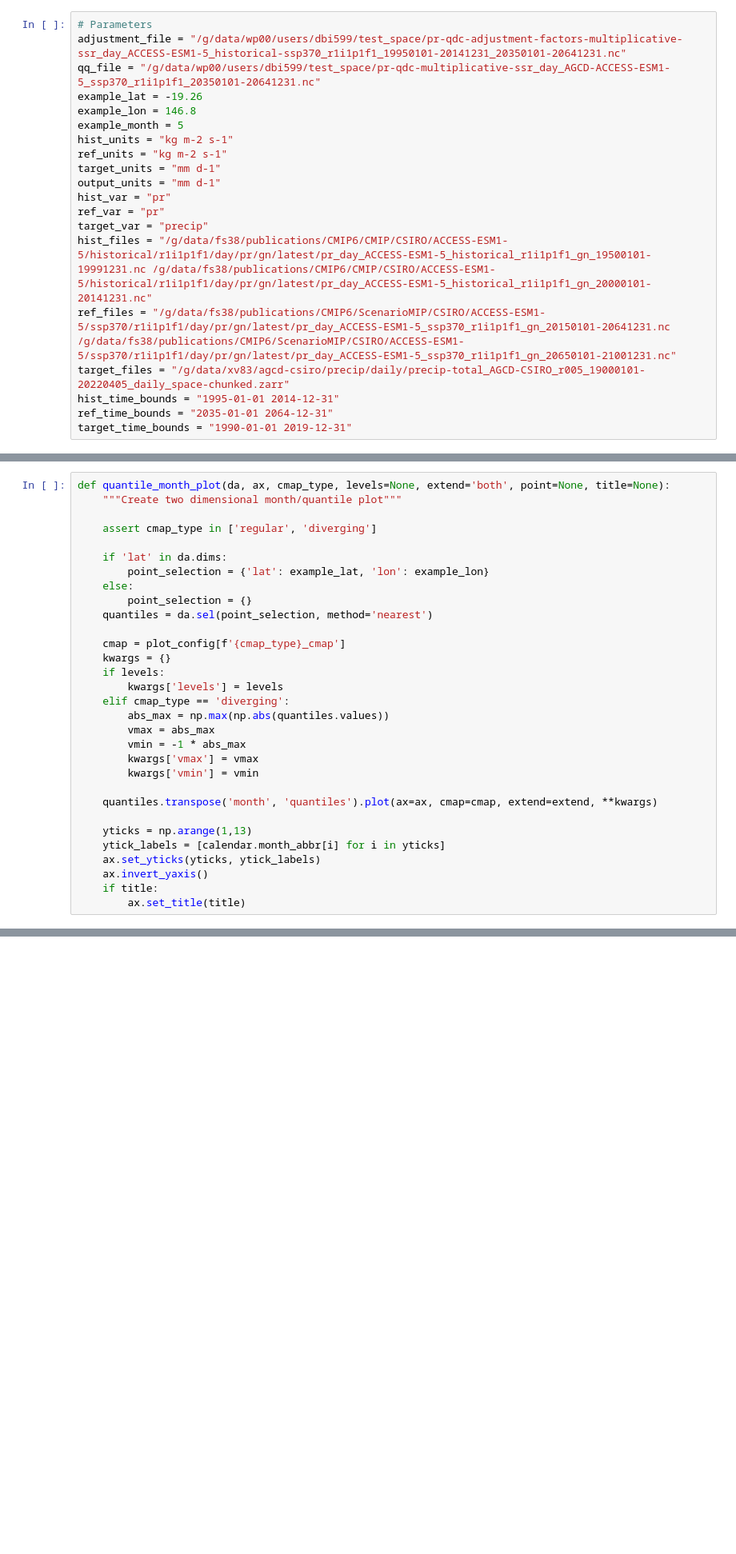
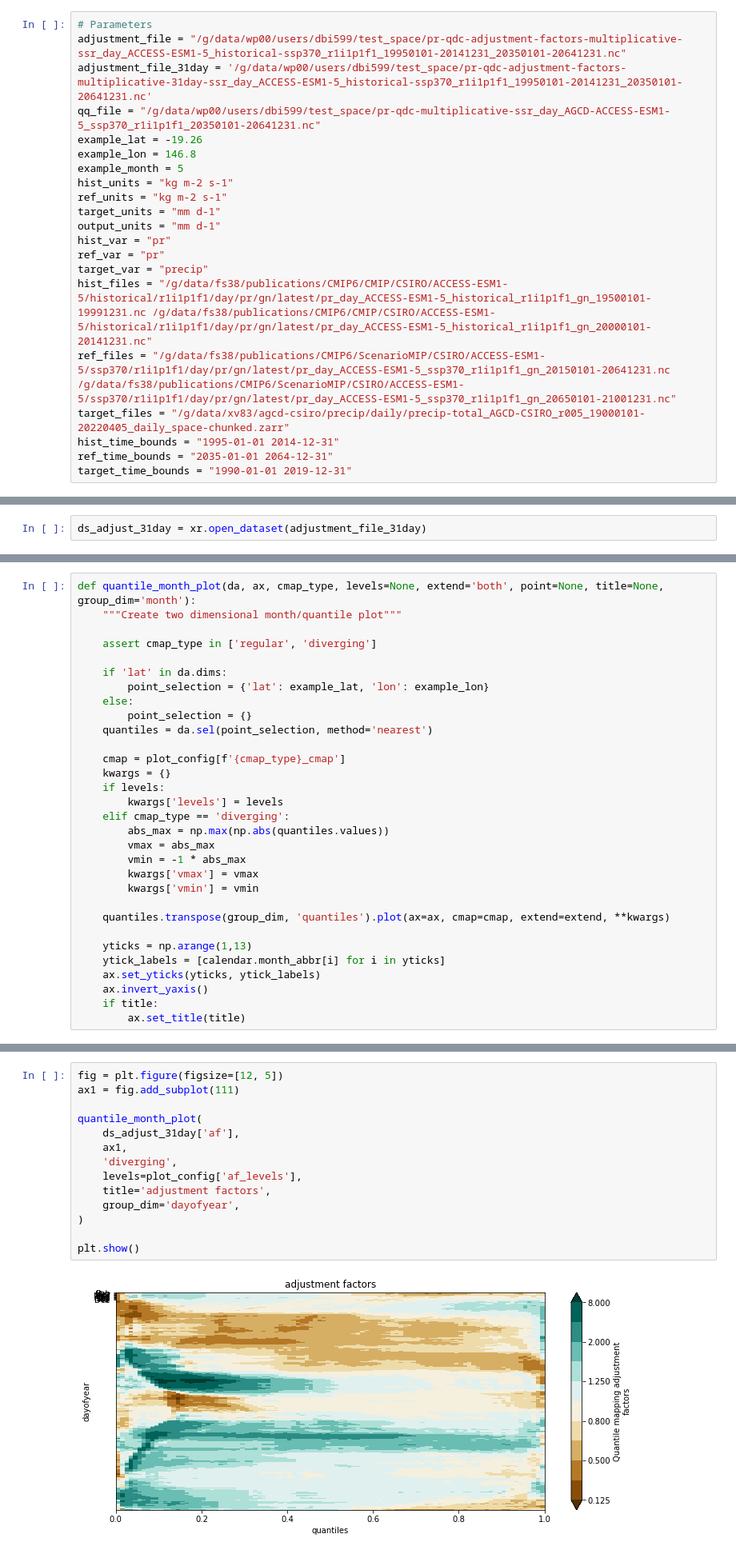
Before and after one commit to AusClimateService/qqscale, a Jupyter notebook: example_validation/pr-qdc-multiplicative-ssr_day_AGCD-ACCESS-ESM1-5_ssp370_r1i1p1f1_20350101-20641231.ipynb, the cells around one changed output, grey strips where cells are left out. Shown at 80% size. Cells and saved outputs as stored; diff of their text form; blank space fills up the shorter version.

```diff
--- a/example_validation/pr-qdc-multiplicative-ssr_day_AGCD-ACCESS-ESM1-5_ssp370_r1i1p1f1_20350101-20641231.ipynb
+++ b/example_validation/pr-qdc-multiplicative-ssr_day_AGCD-ACCESS-ESM1-5_ssp370_r1i1p1f1_20350101-20641231.ipynb
@@ -29,6 +32,7 @@ example_month = 6
 # %%
 # Parameters
 adjustment_file = "/g/data/wp00/users/dbi599/test_space/pr-qdc-adjustment-factors-multiplicative-ssr_day_ACCESS-ESM1-5_historical-ssp370_r1i1p1f1_19950101-20141231_20350101-20641231.nc"
+adjustment_file_31day = '/g/data/wp00/users/dbi599/test_space/pr-qdc-adjustment-factors-multiplicative-31day-ssr_day_ACCESS-ESM1-5_historical-ssp370_r1i1p1f1_19950101-20141231_20350101-20641231.nc'
 qq_file = "/g/data/wp00/users/dbi599/test_space/pr-qdc-multiplicative-ssr_day_AGCD-ACCESS-ESM1-5_ssp370_r1i1p1f1_20350101-20641231.nc"
 example_lat = -19.26
 example_lon = 146.8
@@ -199,0 +227,2 @@ ds_adjust = xr.open_dataset(adjustment_file)
+# %%
+ds_adjust_31day = xr.open_dataset(adjustment_file_31day)
@@ -276,7 +327,7 @@ print(lat_min_qq, lat_max_qq, lon_min_qq, lon_max_qq)
 # %% [markdown]
 ## Quantile mapping
 # %%
-def quantile_month_plot(da, ax, cmap_type, levels=None, extend='both', point=None, title=None):
+def quantile_month_plot(da, ax, cmap_type, levels=None, extend='both', point=None, title=None, group_dim='month'):
     """Create two dimensional month/quantile plot"""
 
     assert cmap_type in ['regular', 'diverging']
@@ -298,7 +349,7 @@ def quantile_month_plot(da, ax, cmap_type, levels=None, extend='both', point=Non
         kwargs['vmax'] = vmax
         kwargs['vmin'] = vmin
 
-    quantiles.transpose('month', 'quantiles').plot(ax=ax, cmap=cmap, extend=extend, **kwargs)
+    quantiles.transpose(group_dim, 'quantiles').plot(ax=ax, cmap=cmap, extend=extend, **kwargs)
 
     yticks = np.arange(1,13)
     ytick_labels = [calendar.month_abbr[i] for i in yticks]
@@ -419,6 +520,22 @@ quantile_month_plot(
 plt.show()
 # %% [output]
 [figure]
+# %%
+fig = plt.figure(figsize=[12, 5])
+ax1 = fig.add_subplot(111)
+
+quantile_month_plot(
+    ds_adjust_31day['af'],
+    ax1,
+    'diverging',
+    levels=plot_config['af_levels'],
+    title='adjustment factors',
+    group_dim='dayofyear',
+)
+
+plt.show()
+# %% [output]
+[figure, added]
 # %%
 if len(ds_adjust['lat']) != len(target_q['lat']):
     regridder = xe.Regridder(ds_adjust['af'], target_q, "bilinear")
```
Also changed, not shown: parts of 14 cells of this notebook, 1 other file.
